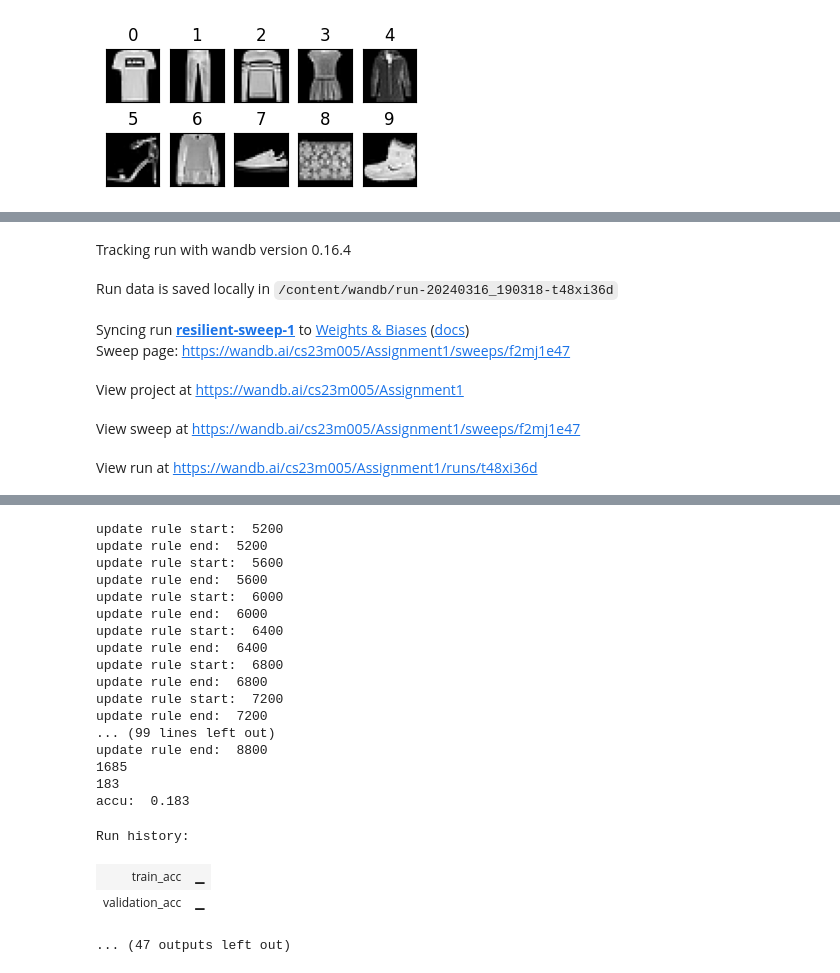
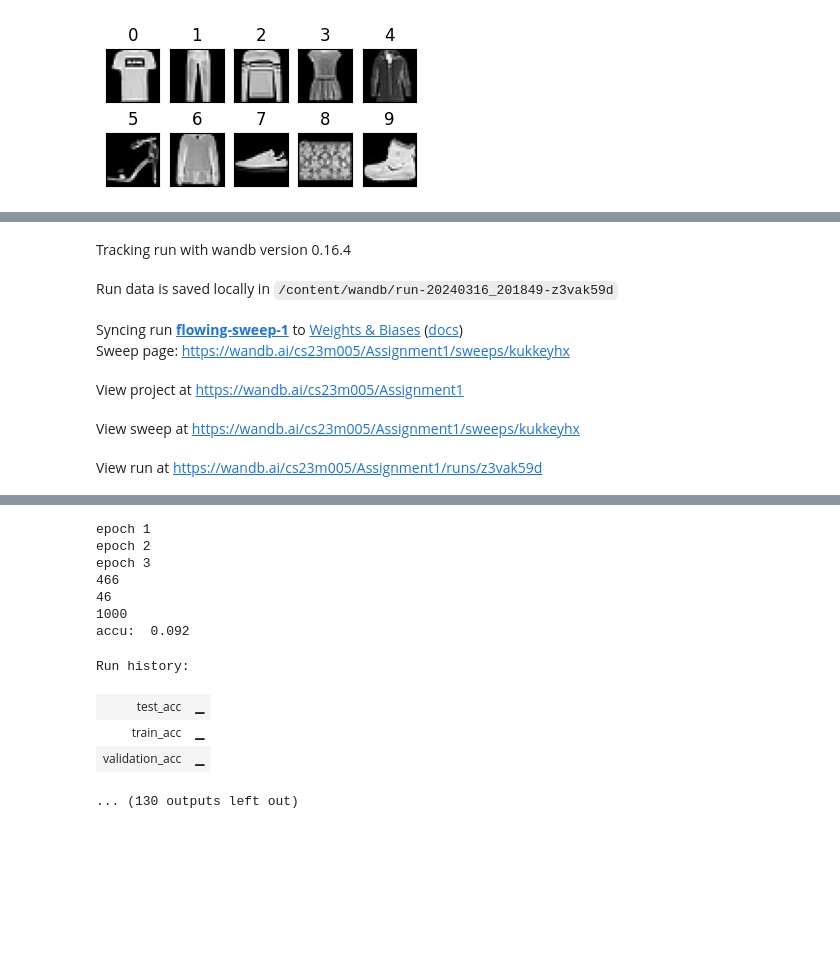
Before and after one commit to CS23M005/DL_A1, a Jupyter notebook: FFNN.ipynb, the cells around one changed output, grey strips where cells are left out. Drawn from its saved outputs; the diff is of its cells as text; code cells hidden in the pictures; blank space fills up the shorter version.

```diff
--- a/FFNN.ipynb
+++ b/FFNN.ipynb
@@ -51,7 +51,7 @@ Downloading data from https://storage.googleapis.com/tensorflow/tf-keras-dataset
 Downloading data from https://storage.googleapis.com/tensorflow/tf-keras-datasets/t10k-images-idx3-ubyte.gz
 4422102/4422102 [==============================] - 0s 0us/step
 # %%
-kk = len(X_train1)
+kk = 10000 #len(X_train1)
 xt = np.split(X_train1[0:kk], [int(len(X_train1[0:kk])*0.9)])
 yt = np.split(y_train1[0:kk], [int(len(y_train1[0:kk])*0.9)])
 X_train = xt[0]/255
@@ -409,20 +409,20 @@ def rmsprop(n_inputs, n_layers, n_neurons, n_outputs, activation_f, batch_size,
       temp_dw, temp_db = backprop(y_hat, y, a, h, w, b, activation_f, batch_size, loss, ud_lambda, n_outputs)
       if(num_points_seen==0):
         dw, db = temp_dw, temp_db
-        print("dw, db init happened", np.array(dw[1]).shape)
+        # print("dw, db init happened", np.array(dw[1]).shape)
       num_points_seen = num_points_seen + 1
       for j in range(1, n_layers+2):
           dw[j] = dw[j]+ np.array(temp_dw[j])
           db[j] = db[j]+ np.array(temp_db[j])
       #print(num_points_seen)
       if (num_points_seen % batch_size) == 0:
-        print("update rule start: ", num_points_seen)
+        # print("update rule start: ", num_points_seen)
         for j in range(1, n_layers+2):
           vw[j] = beta*vw[j] + (1-beta)*dw[j]**2
           vb[j] = beta*vb[j] + (1-beta)*db[j]**2
-          w[j] = (w[j]- eta*dw[j])/(np.sqrt(vw[j]+eps)) #- eta*ud_lambda*np.array(w[j])
-          b[j] = (b[j]- eta*db[j])/(np.sqrt(vb[j]+eps))
-        print("update rule end: ", num_points_seen)
+          w[j] = (w[j]- eta*dw[j])/(np.sqrt(vw[j]+eps)) - eta*ud_lambda*np.array(w[j])
+          b[j] = (b[j]- eta*db[j])/(np.sqrt(vb[j]+eps)) - eta*ud_lambda*np.array(b[j])
+        # print("update rule end: ", num_points_seen)
 
   return w,b,a,h
 # %%
@@ -451,22 +451,22 @@ def adam(n_inputs, n_layers, n_neurons, n_outputs, activation_f, batch_size, los
       temp_dw, temp_db = backprop(y_hat, y, a, h, w, b, activation_f, batch_size, loss, ud_lambda, n_outputs)
       if(num_points_seen==0):
         dw, db = temp_dw, temp_db
-        print("dw, db init happened", np.array(dw[1]).shape)
+        # print("dw, db init happened", np.array(dw[1]).shape)
       num_points_seen = num_points_seen + 1
       for j in range(1, n_layers+2):
           dw[j] = dw[j]+ np.array(temp_dw[j])
           db[j] = db[j]+ np.array(temp_db[j])
       #print(num_points_seen)
       if (num_points_seen % batch_size) == 0:
-        print("update rule start: ", num_points_seen)
+        # print("update rule start: ", num_points_seen)
         for j in range(1, n_layers+2):
           mw[j] = (beta1*mw[j] + (1-beta1)*dw[j])/(1-np.power(beta1, i+1))
           mb[j] = (beta1*mb[j] + (1-beta1)*db[j])/(1-np.power(beta1, i+1))
           vw[j] = (beta2*vw[j] + (1-beta2)*dw[j]**2) /(1-np.power(beta2, i+1))
           vb[j] = (beta2*vb[j] + (1-beta2)*db[j]**2) /(1-np.power(beta2, i+1))
-          w[j] = w[j]- eta*mw[j]/(np.sqrt(vw[j]+eps)) #- eta*ud_lambda*np.array(w[j])
-          b[j] = b[j]- eta*mb[j]/(np.sqrt(vb[j]+eps))
-        print("update rule end: ", num_points_seen)
+          w[j] = w[j]- eta*mw[j]/(np.sqrt(vw[j]+eps)) - eta*ud_lambda*np.array(w[j])
+          b[j] = b[j]- eta*mb[j]/(np.sqrt(vb[j]+eps)) - eta*ud_lambda*np.array(b[j])
+        # print("update rule end: ", num_points_seen)
 
   return w,b,a,h
 # %%
@@ -518,19 +518,19 @@ def adam(n_inputs, n_layers, n_neurons, n_outputs, activation_f, batch_size, los
   #   vb[ii] = np.zeros_like(b[ii])
   #   print(vw[ii].shape)
 # %%
-sweep_config = {"name": "complete-sweep-test4", "method": "random"}
+sweep_config = {"name": "complete-sweep-10ksps", "method": "random"}
 sweep_config["metric"] = {"name": "validation_acc", "goal": "maximize"}
 parameters_dict = {
-                "num_epochs": {"values": [3, 4, 5]}, \
-                "num_hidden_layers": {"values": [3, 4]}, \
-                "size_hidden_layer": {"values": [16, 32, 64]}, \
-                "learning_rate": {"values": [1e-2, 1e-3, 5e-3]}, \
+                "num_epochs": {"values": [2, 3, 4]}, \
+                "num_hidden_layers": {"values": [2, 3, 4]}, \
+                "size_hidden_layer": {"values": [16, 32]}, \
+                "learning_rate": {"values": [ 1e-3, 1e-4]}, \
                 "optimizer": {"values": ["sgd","mgd","nag","rmsprop","adam","nadam"]}, \
                 "batch_size": {"values": [32, 64, 128]}, \
                 "weight_init": {"values": ["random", "xavier"]} , \
                 "activation": {"values": ["sigmoid", "tanh", "relu"]}, \
                 "loss": {"values": ["crossentropy"]}, \
-                "reg_lambda": {"values": [0.001, 0.0001, 0.00001]}, \
+                "reg_lambda": {"values": [0, 0.0005, 0.5]}, \
                   }
 sweep_config["parameters"] = parameters_dict
 # %%
@@ -589,18 +589,18 @@ def train_nn(config = sweep_config):
 
     train_accuracy, yp = accuracy(X_train, y_train, w_n, b_n, n_layers)
     validation_accuracy, yp = accuracy(X_validation, y_validation, w_n, b_n, n_layers)
-    #test_accuracy, ytp = accuracy(X_test, y_test, w_n, b_n, n_layers)
+    test_accuracy, ytp = accuracy(X_test, y_test, w_n, b_n, n_layers)
 
 
     wandb.log({"train_acc": train_accuracy, \
                "validation_acc": validation_accuracy, \
-                #"test_acc": test_accuracy, \
+                "test_acc": test_accuracy, \
                 })
     print("accu: ", validation_accuracy)
 
 
 ####################################################################
 sweep_id = wandb.sweep(sweep_config, project = "Assignment1")
-wandb.agent(sweep_id, function = train_nn, count=4)
+wandb.agent(sweep_id, function = train_nn, count=10)
 wandb.finish()
 # %% [output]
@@ -620,7 +621,7 @@ wandb:  weight_init: random
 Tracking run with wandb version 0.16.4
-Run data is saved locally in /content/wandb/run-20240316_190318-t48xi36d
+Run data is saved locally in /content/wandb/run-20240316_201849-z3vak59d
-Syncing run resilient-sweep-1 to Weights & Biases (docs)
-Sweep page: https://wandb.ai/cs23m005/Assignment1/sweeps/f2mj1e47
+Syncing run flowing-sweep-1 to Weights & Biases (docs)
+Sweep page: https://wandb.ai/cs23m005/Assignment1/sweeps/kukkeyhx
 View project at https://wandb.ai/cs23m005/Assignment1
-View sweep at https://wandb.ai/cs23m005/Assignment1/sweeps/f2mj1e47
+View sweep at https://wandb.ai/cs23m005/Assignment1/sweeps/kukkeyhx
-View run at https://wandb.ai/cs23m005/Assignment1/runs/t48xi36d
+View run at https://wandb.ai/cs23m005/Assignment1/runs/z3vak59d
@@ -644,24 +630,15 @@ update rule end:  4800
-update rule start:  5200
-update rule end:  5200
-update rule start:  5600
-update rule end:  5600
-update rule start:  6000
-update rule end:  6000
-update rule start:  6400
-update rule end:  6400
-update rule start:  6800
-update rule end:  6800
-update rule start:  7200
-update rule end:  7200
-... (99 lines left out)
-update rule end:  8800
-1685
-183
-accu:  0.183
+epoch 1
+epoch 2
+epoch 3
+466
+46
+1000
+accu:  0.092
 Run history:
+| test_acc | ▁ |
 | train_acc | ▁ |
 | validation_acc | ▁ |
-... (47 outputs left out)
+... (130 outputs left out)
 # %%
 # print(train_accuracy*100)
 # print(test_accuracy*100)
```
Also changed, not shown: parts of 5 cells of this notebook.
